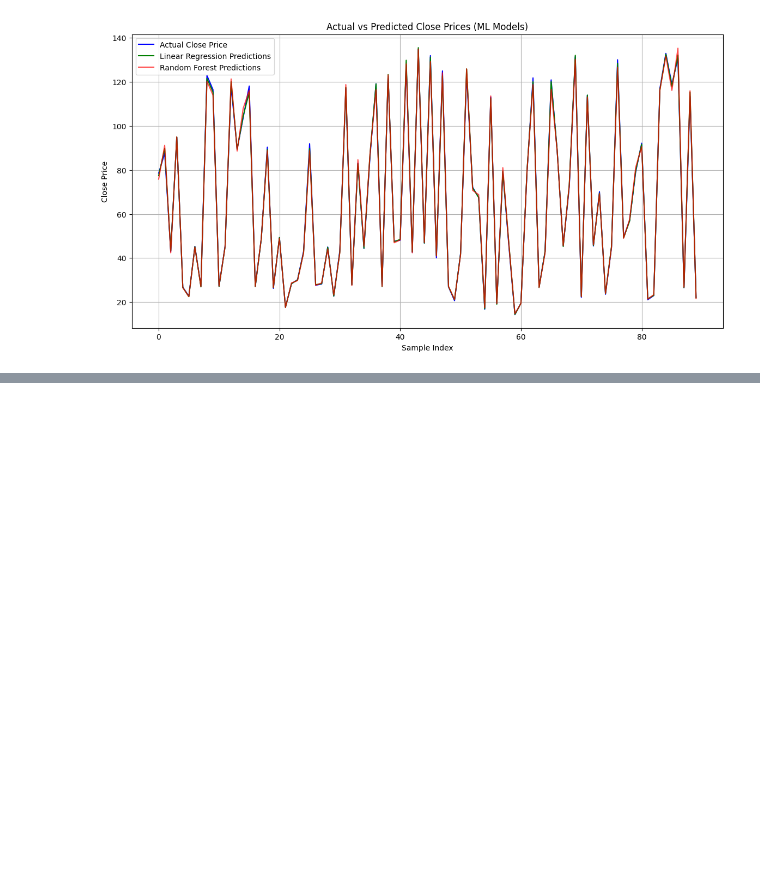
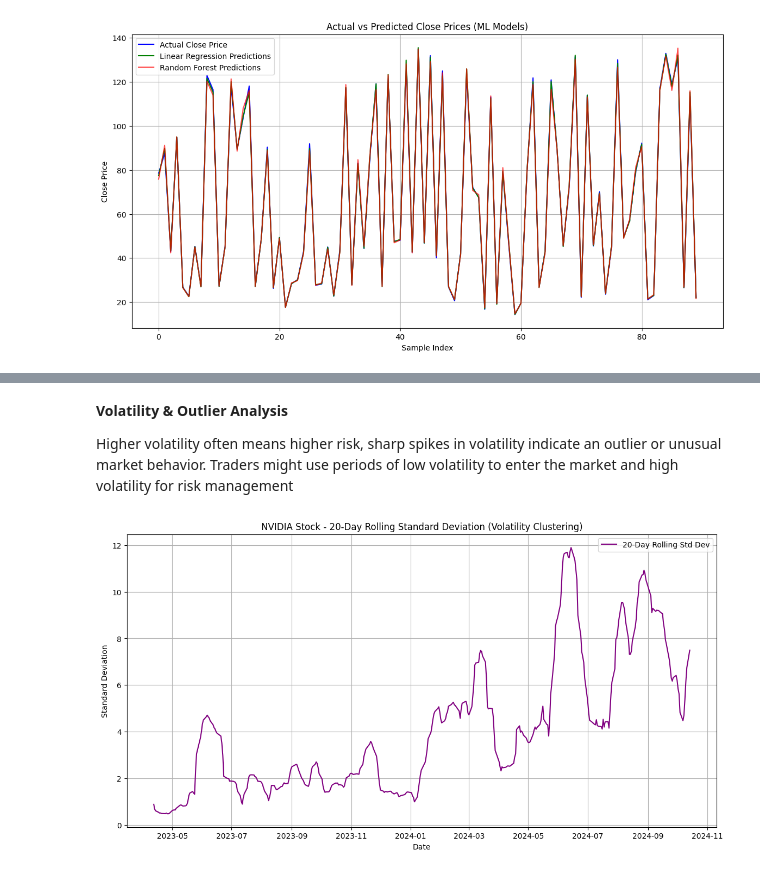
Before and after one commit to mervegb/stock-market-analysis-lstm, a Jupyter notebook: analysis-modeling-nvidia-data.ipynb, the cells around one changed output, grey strips where cells are left out. Cells and saved outputs as stored; diff of their text form; code cells hidden in the pictures; blank space fills up the shorter version.

```diff
--- a/analysis-modeling-nvidia-data.ipynb
+++ b/analysis-modeling-nvidia-data.ipynb
@@ -235,0 +267,18 @@ plt.show()
+# %% [markdown]
+**Volatility & Outlier Analysis**
+
+Higher volatility often means higher risk, sharp spikes in volatility indicate an outlier or unusual market behavior. Traders might use periods of low volatility to enter the market and high volatility for risk management
+# %%
+data["Rolling_Std_20"] = data["Close"].rolling(window=20).std()
+
+#Plot the rolling standard deviation
+plt.figure(figsize=(14, 7))
+plt.plot(data['Rolling_Std_20'], label='20-Day Rolling Std Dev', color='purple')
+plt.title('NVIDIA Stock - 20-Day Rolling Standard Deviation (Volatility Clustering)')
+plt.xlabel('Date')
+plt.ylabel('Standard Deviation')
+plt.grid(True)
+plt.legend()
+plt.show()
+# %% [output]
+[figure, added]
```
Also changed, not shown: parts of 2 cells of this notebook.
